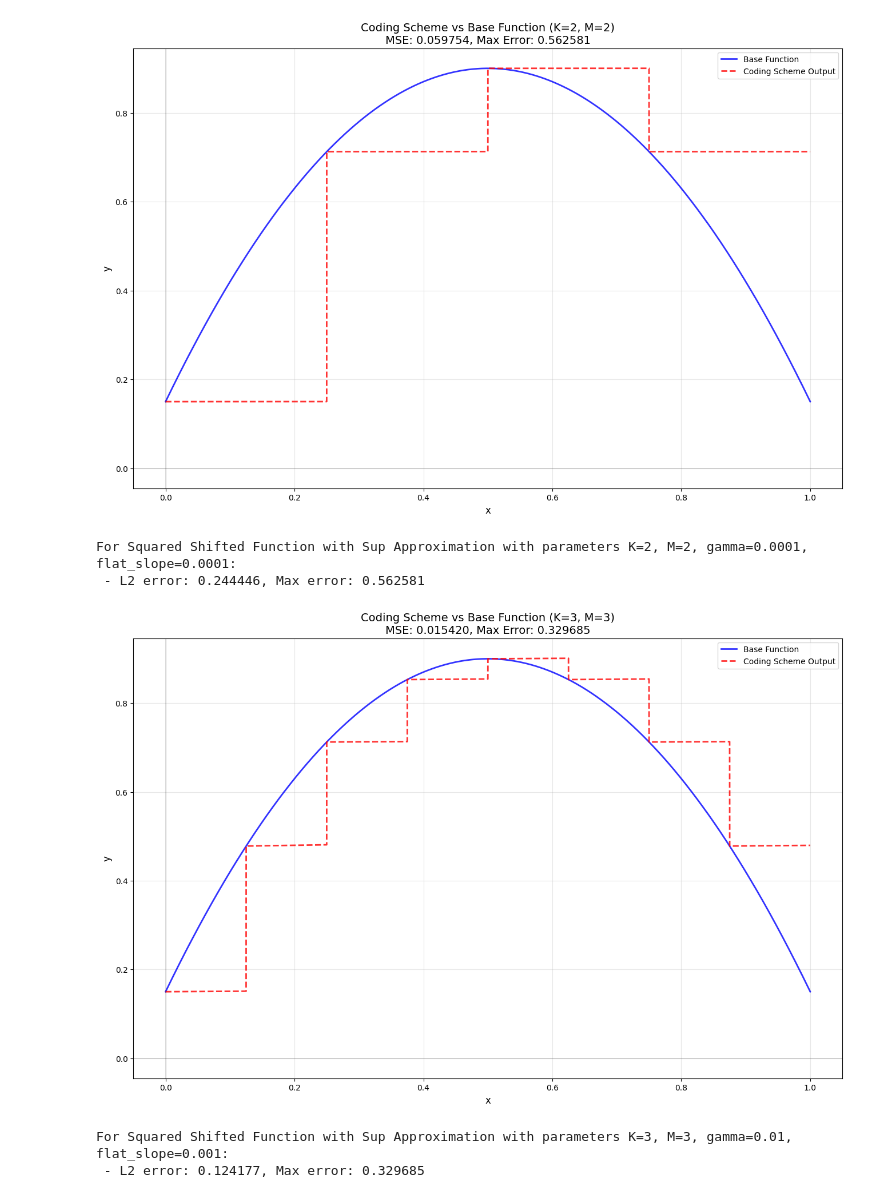
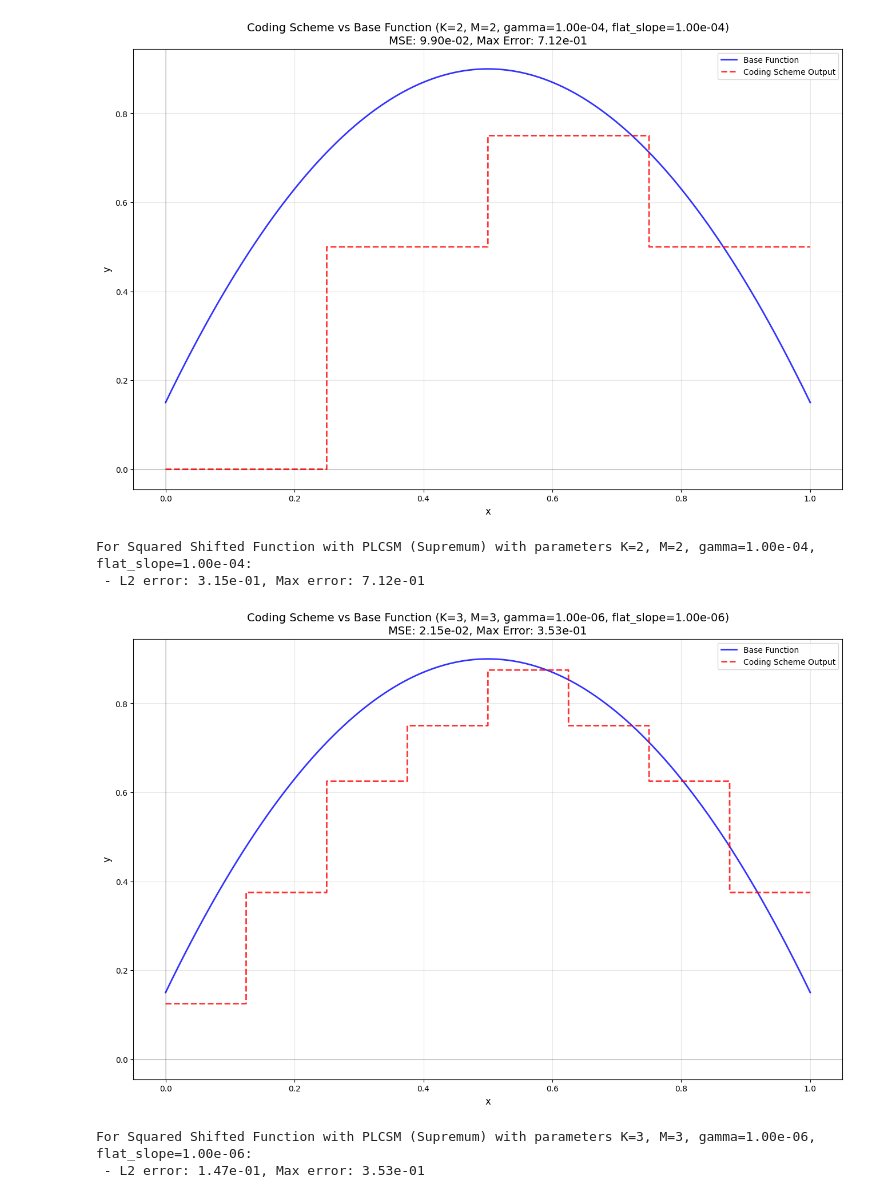
Before and after one commit to DennisRTUB/universal-approximation-minimal-width, a Jupyter notebook: Coding_Scheme_1D/coding_scheme_1D_sup.ipynb, the cells around one changed output. Cells and saved outputs as stored; diff of their text form; code cells hidden in the pictures.

```diff
--- a/Coding_Scheme_1D/coding_scheme_1D_sup.ipynb
+++ b/Coding_Scheme_1D/coding_scheme_1D_sup.ipynb
@@ -12,0 +9,4 @@ device = "cpu"
+# %%
+# set the device and dtype (torch.float64 is recommended for precision) of your choice
+device = "cuda" if torch.cuda.is_available() else "cpu"
+dtype = torch.float64
@@ -27,15 +199,14 @@ coding_scheme_sup_squared.plot_with_base_function()
 # %%
-input_params = [(2,2,1e-4,1e-4), (3,3,0.01,1e-3), (4,4,0.001,1e-4), (5,5,0.0001,1e-5), (6,6,1e-6,1e-6)]
-coding_scheme_sup_squared = CodingScheme1D(squared_shifted, dtype=dtype, device=device, scheme_type="sup")
-coding_scheme_sup_squared.evaluate_for_list_of_parameters(input_params, "Squared Shifted Function with Sup Approximation", plot=True)
-coding_scheme_sup_gaussian = CodingScheme1D(gaussian_mixture_with_step, dtype=dtype, device=device, scheme_type="sup")
-coding_scheme_sup_gaussian.evaluate_for_list_of_parameters(input_params, "Gaussian Mixture with Step Function with Sup Approximation", plot=True)
-coding_scheme_sup_swish = CodingScheme1D(swish_shifted, dtype=dtype, device=device, scheme_type="sup")
-coding_scheme_sup_swish.evaluate_for_list_of_parameters(input_params, "Swish Shifted Function with Sup Approximation", plot=True)
+# Create and evaluate supremum coding scheme with PLCSM memorizer
+coding_scheme_plcsm_sup = CodingScheme1D(base_function, memorizer_type="plcsm", dtype=dtype, device=device, scheme_type="sup")
+
+# Evaluate for multiple parameter combinations (errors are displayed in plots)
+plcsm_sup_params = [(2,2,1e-4,1e-4), (3,3,1e-6,1e-6), (4,4,1e-8,1e-8), (5,5,1e-10,1e-10), (6,6,1e-12,1e-12)]
+_ = coding_scheme_plcsm_sup.evaluate_for_list_of_parameters(plcsm_sup_params, f"{base_function_name} with PLCSM (Supremum)", plot=True)
 # %% [output]
-[figure, old version]
+[figure, new version]
-For Squared Shifted Function with Sup Approximation with parameters K=2, M=2, gamma=0.0001, flat_slope=0.0001:
- - L2 error: 0.244446, Max error: 0.562581
+For Squared Shifted Function with PLCSM (Supremum) with parameters K=2, M=2, gamma=1.00e-04, flat_slope=1.00e-04:
+ - L2 error: 3.15e-01, Max error: 7.12e-01
-[figure, old version]
+[figure, new version]
-For Squared Shifted Function with Sup Approximation with parameters K=3, M=3, gamma=0.01, flat_slope=0.001:
- - L2 error: 0.124177, Max error: 0.329685
+For Squared Shifted Function with PLCSM (Supremum) with parameters K=3, M=3, gamma=1.00e-06, flat_slope=1.00e-06:
+ - L2 error: 1.47e-01, Max error: 3.53e-01
```
Also changed, not shown: parts of 16 cells of this notebook, 3 other files.
